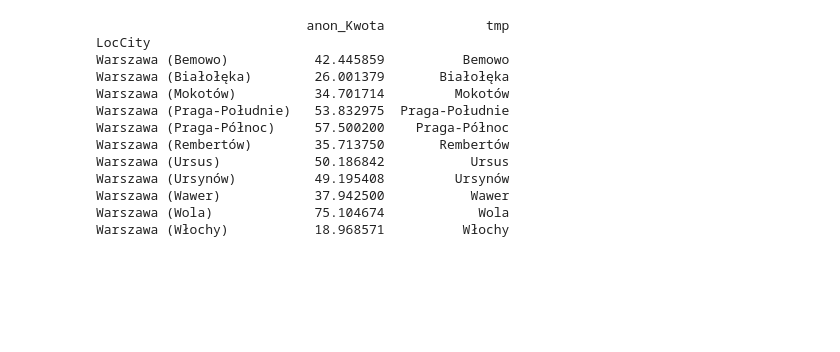
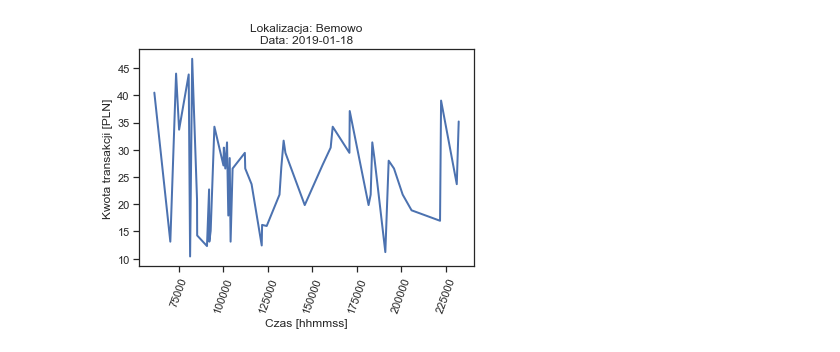
Before and after one commit to dstawinski/pekao, a Jupyter notebook: datavis/karol.ipynb, the cells around one changed output. Saved outputs shown, nothing was run; the diff lists cells and outputs as text; code cells hidden in the pictures; blank space fills up the shorter version.

```diff
--- a/datavis/karol.ipynb
+++ b/datavis/karol.ipynb
@@ -39,16 +27,0 @@ data['tmp'] = ['Bemowo', 'Białołęka', 'Mokotów', 'Praga-Południe', 'Praga-P
-# %%
-print(data)
-# %% [output]
-                           anon_Kwota             tmp
-LocCity
-Warszawa (Bemowo)           42.445859          Bemowo
-Warszawa (Białołęka)        26.001379       Białołęka
-Warszawa (Mokotów)          34.701714         Mokotów
-Warszawa (Praga-Południe)   53.832975  Praga-Południe
-Warszawa (Praga-Północ)     57.500200    Praga-Północ
-Warszawa (Rembertów)        35.713750       Rembertów
-Warszawa (Ursus)            50.186842           Ursus
-Warszawa (Ursynów)          49.195408         Ursynów
-Warszawa (Wawer)            37.942500           Wawer
-Warszawa (Wola)             75.104674            Wola
-Warszawa (Włochy)           18.968571          Włochy
@@ -62,0 +28,21 @@ plt.show(fig)
+# %%
+data = pd.read_csv('/Users/karolsputo/projects/pekao/datavis/final_table.csv')
+data = data[['anon_MID', 'anon_Kwota', 'TxnCzas']].copy()
+data.drop(data[data.anon_MID != '21421483dca238a3816b4c0f818a4547'].index, inplace=True)
+data = data.sort_values(by=['TxnCzas'])
+data.drop(data[data.anon_Kwota > 60].index, inplace=True)
+data.drop(data[data.anon_Kwota < 10].index, inplace=True)
+labels_1 = ['00:00:00', '01:00:00', '02:00:00', '03:00:00', '04:00:00', '05:0:000', '06:00:00', '07:00:00', '08:00:00',
+          '09:00:00','10:00:00', '11:00:00', '12:00:00', '13:00:00', '14:00:00', '15:00:00', '16:00:00', '17:00:00',
+          '18:00:00', '19:00:00','20:00:00', '21:00:00', '22:00:00', '23:00:00']
+
+fig = sns.lineplot(data=data, y=data.anon_Kwota, x=data.TxnCzas, linewidth=2)
+plt.title('Lokalizacja: Bemowo\nData: 2019-01-18')
+plt.ylabel('Kwota transakcji [PLN]')
+plt.xlabel('Czas [hhmmss]')
+# fig.set(xticklabels=labels_1)
+plt.xticks(rotation=70)
+# plt.savefig('plot2.pdf', format='pdf', bbox_inches='tight')
+plt.show(fig)
+# %% [output]
+[figure, added]
```
Also changed, not shown: parts of 3 cells of this notebook, 2 other files.
